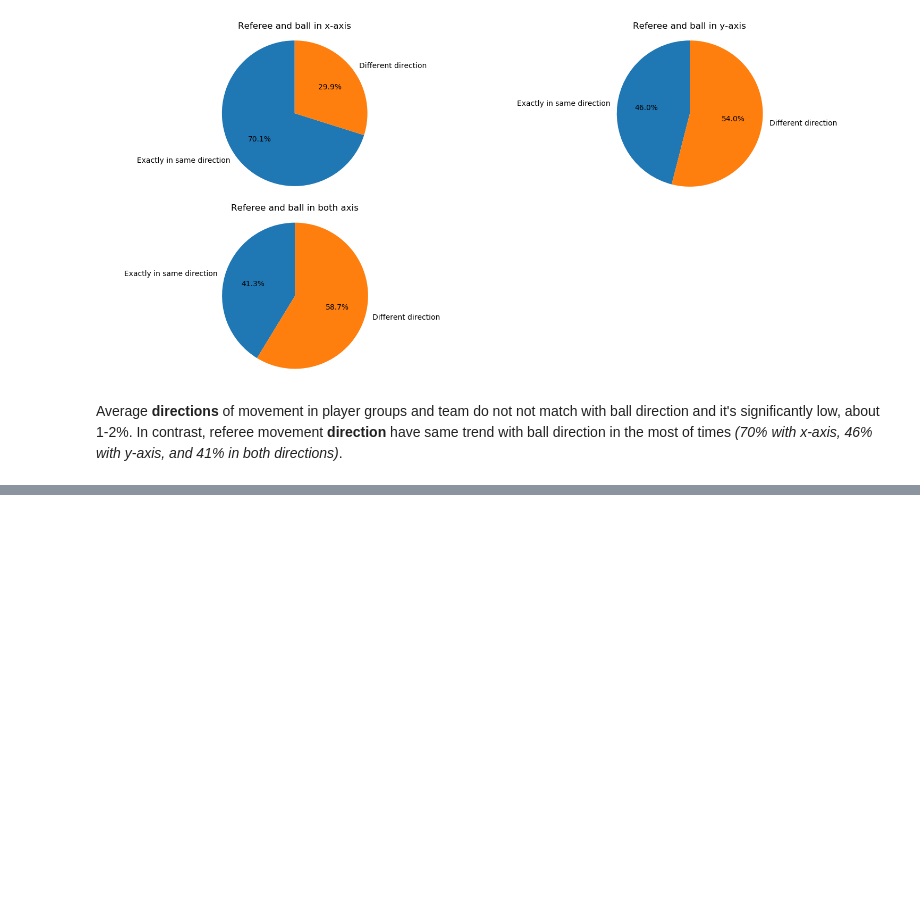
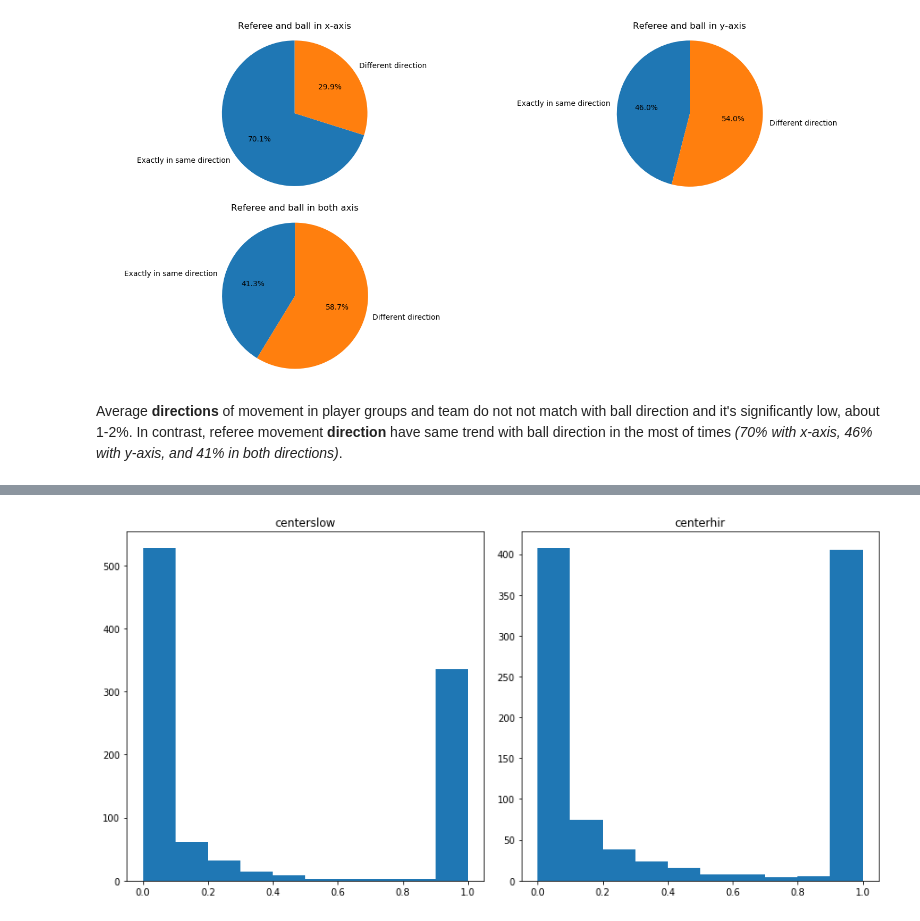
Before and after one commit to anaramirli/predict-soccer-ball-location, a Jupyter notebook: src/feature_analysis.ipynb, the cells around one changed output, grey strips where cells are left out. Saved outputs shown, nothing was run; the diff lists cells and outputs as text; code cells hidden in the pictures; blank space fills up the shorter version.

```diff
--- a/src/feature_analysis.ipynb
+++ b/src/feature_analysis.ipynb
@@ -747,0 +752,18 @@ Additionally, the distributions of each player group **MaxX**, **MinY**, **MaxY*
+# %%
+centerslow = get_data(30, 60, x_pos, y_pos, features_df['homeCenterMiddleSlowDensity'])
+centerhir = get_data(30, 60, x_pos, y_pos, features_df['homeCenterMiddleHirDensity'])
+# %%
+cols = {
+        'centerslow' : centerslow,
+        'centerhir' : centerhir,
+       }
+i = 1
+plt.figure(figsize=(12,6))
+for col, (data) in cols.items():
+    plt.subplot(1, 2, i)
+    plt.title(col)
+    plt.hist(data)
+    i += 1
+plt.tight_layout()
+# %% [output]
+[figure, added]
```
Also changed, not shown: parts of 7 cells of this notebook, 2 other files.
